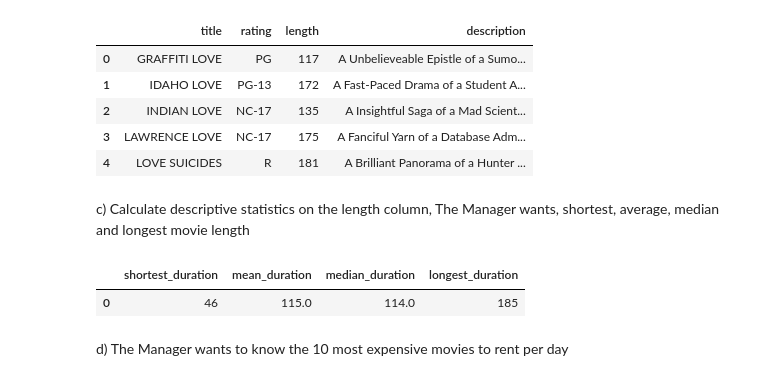
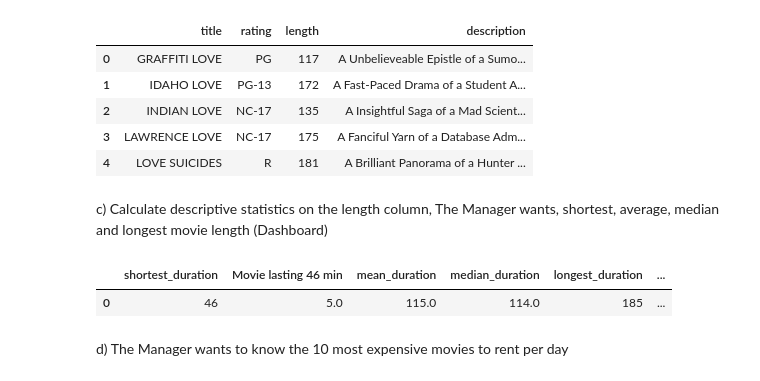
Before and after one commit to giraudcgc-cpu/DE25_sql_lab1_christophe_giraud, a Jupyter notebook: lab1.ipynb, the cells around one changed output. Drawn from its saved outputs; the diff is of its cells as text; code cells hidden in the pictures.

```diff
--- a/lab1.ipynb
+++ b/lab1.ipynb
@@ -61,21 +62,23 @@ love_in_titles
 | 4 | LOVE SUICIDES | R | 181 | A Brilliant Panorama of a Hunter ... |
 # %% [markdown]
 c) Calculate descriptive statistics on the length column, The Manager wants, shortest, average, median and
-longest movie length
+longest movie length (Dashboard)
 # %%
 film_duration = duckdb.sql("""
     SELECT
         MIN(length) as shortest_duration,
+        SUM(CASE WHEN length = 46 THEN 1 ELSE 0 END) AS "Movie lasting 46 min",
         ROUND(AVG(length)) as mean_duration,
         MEDIAN(length) as median_duration,
-        MAX(length) as longest_duration
+        MAX(length) as longest_duration,
+        SUM(CASE WHEN length = 185 THEN 1 ELSE 0 END) AS "Movies lasting 185min"
     FROM
         film;
     """).df()
 film_duration
 # %% [output]
-|  | shortest_duration | mean_duration | median_duration | longest_duration |
-| 0 | 46 | 115.0 | 114.0 | 185 |
+|  | shortest_duration | Movie lasting 46 min | mean_duration | median_duration | longest_duration | ... |
+| 0 | 46 | 5.0 | 115.0 | 114.0 | 185 | ... |
 # %% [markdown]
 d) The Manager wants to know the 10 most expensive movies to rent per day
 # %%
```
Also changed, not shown: parts of 18 cells of this notebook, 8 other files.
